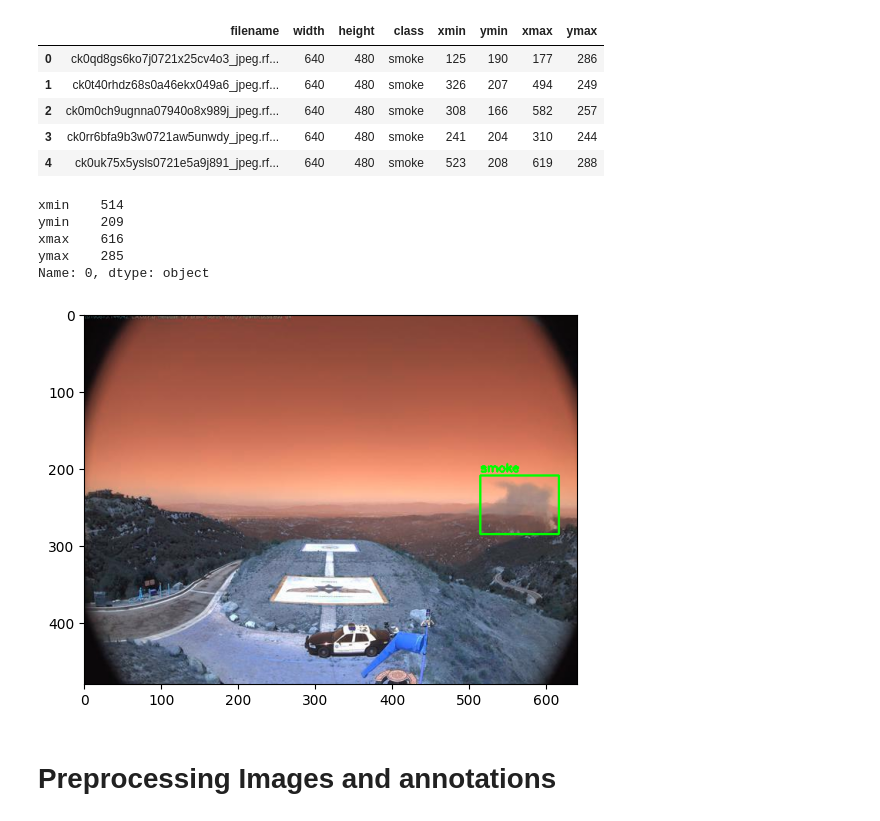
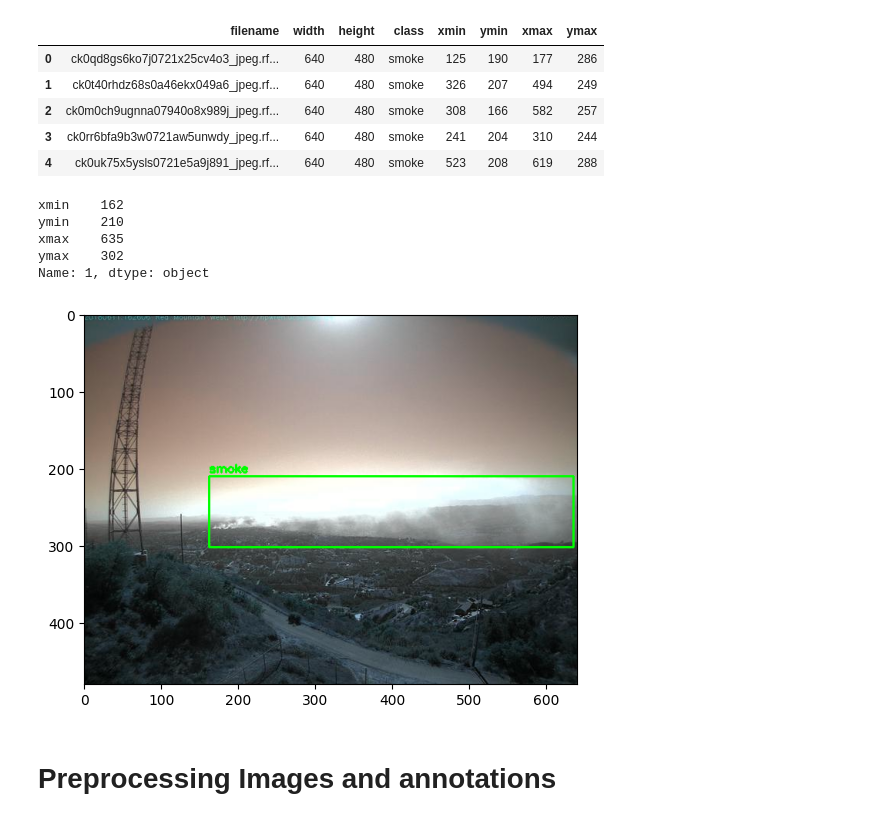
Before and after one commit to Shreyas1018/WildFireDetection, a Jupyter notebook: Wildfire.ipynb, the cells around one changed output. Drawn from its saved outputs; the diff is of its cells as text; code cells hidden in the pictures.

```diff
--- a/Wildfire.ipynb
+++ b/Wildfire.ipynb
@@ -55,21 +55,21 @@ def Bounding_box(image, annotations):
 # %%
 def View_image_from_dir(path, ind):
     annot_path = pd.read_csv(os.path.join(path, '_annotations.csv'))
 
     for i in os.listdir(path)[ind:]:
         img = cv2.imread(os.path.join(path, i), cv2.IMREAD_COLOR)
         image_annotations = annot_path[annot_path['filename'] == i]
         annotated_image = Bounding_box(img, image_annotations)
         plt.imshow(annotated_image)
         break
 
-View_image_from_dir(test_path, 3)
+View_image_from_dir(test_path, 2)
 # %% [output]
-xmin    514
-ymin    209
-xmax    616
-ymax    285
-Name: 0, dtype: object
+xmin    162
+ymin    210
+xmax    635
+ymax    302
+Name: 1, dtype: object
-[figure, old version]
+[figure, new version]
 # %% [markdown]
 # Preprocessing Images and annotations
```
Also changed, not shown: parts of 18 cells of this notebook.
